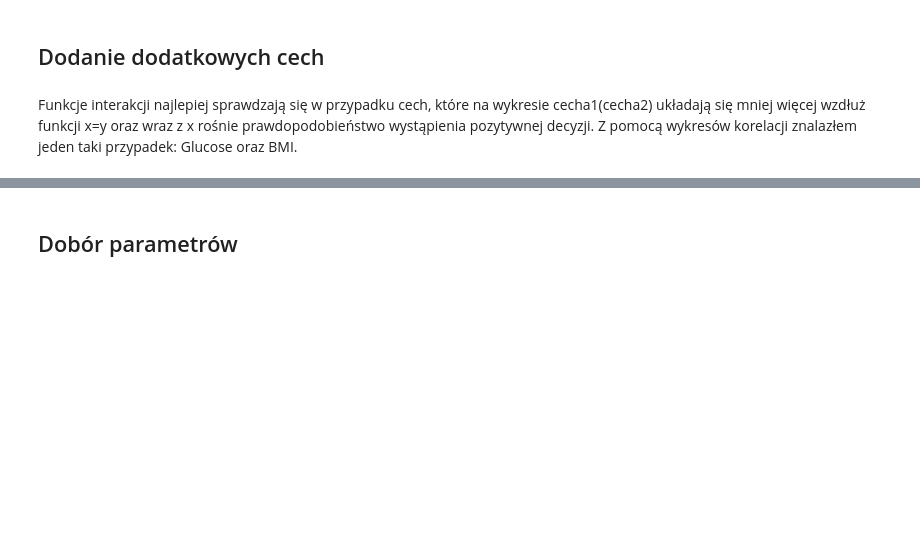
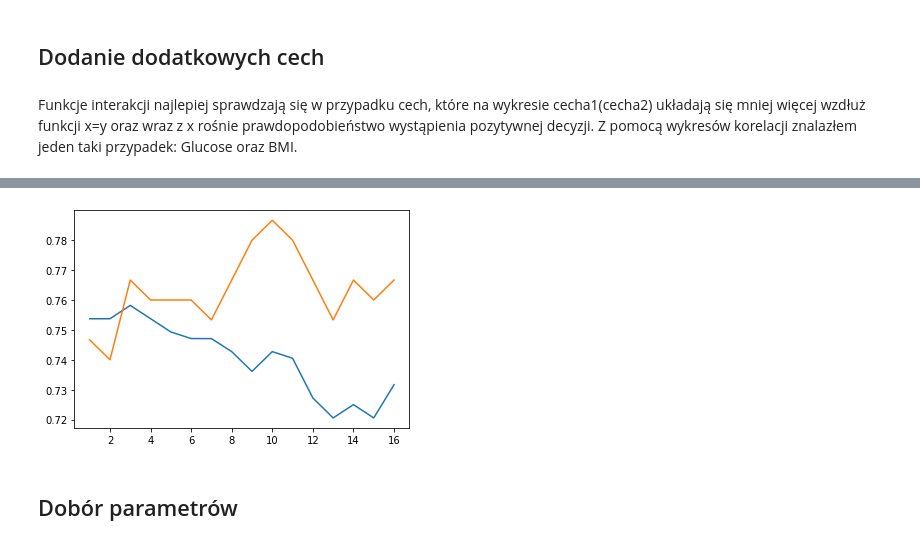
Before and after one commit to isso1550/analiza23_medycyna, a Jupyter notebook: Model.ipynb, the cells around one changed output, grey strips where cells are left out. Saved outputs shown, nothing was run; the diff lists cells and outputs as text; code cells hidden in the pictures; blank space fills up the shorter version.

Commit message:
podstawowy wybor cech i wspolczynnika regularyzacji

```diff
--- a/Model.ipynb
+++ b/Model.ipynb
@@ -55,0 +87,33 @@ X_train, y_train, X_test, y_test, X_val, y_val = splitDataset(X, y, 0)
+# %%
+features = X.columns.values.tolist()
+result_features = []
+
+cv_scores = []
+test_scores = []
+feature_numbers = []
+
+model = LogisticRegression(random_state=0, solver='liblinear', penalty='l1', C=4.1)
+for n in range(0,len(features)):
+    tmp_max_score = 0
+    tmp_test_score = 0
+    best_features = []
+    for i,val in enumerate(features):
+        tmp_features = result_features.copy()
+        tmp_features.append(val)
+        score = cross_val_score(model, X_train[tmp_features], y_train)
+        score = np.abs(score).mean()
+        fitted_model = model.fit(X_train[tmp_features], y_train)
+        test_score = fitted_model.score(X_test[tmp_features], y_test)
+        if( score > tmp_max_score ):
+            tmp_max_score = score
+            best_features = tmp_features
+            tmp_test_score = test_score
+    result_features = best_features
+    print("Dla tego etapu najlepszy wynik wynosi cv_score: %.4f , test_score: %.4f dla zbioru cech:\n%s" % (tmp_max_score, tmp_test_score, str(best_features)))
+    cv_scores.append(tmp_max_score)
+    test_scores.append(tmp_test_score)
+    feature_numbers.append(len(best_features))
+    solver, penalty, C, max = testModelParameters('liblinear','l1', X_train[best_features], y_train, X_val[best_features], y_val, plot=False, print_result=False)
+    print("Dla najlepszego współczynnika C = %f maksymalna skuteczność na zbiorze walidacyjnym wynosi %.4f" % (C,max))
+    print("___________________________________________________________________________")
+    features.remove(best_features[len(best_features)-1])
@@ -55,0 +138,7 @@ X_train, y_train, X_test, y_test, X_val, y_val = splitDataset(X, y, 0)
+# %%
+plt.figure()
+plt.plot(feature_numbers, cv_scores)
+plt.plot(feature_numbers, test_scores)
+plt.show()
+# %% [output]
+[figure, added]
```
Also changed, not shown: parts of 26 cells of this notebook.
